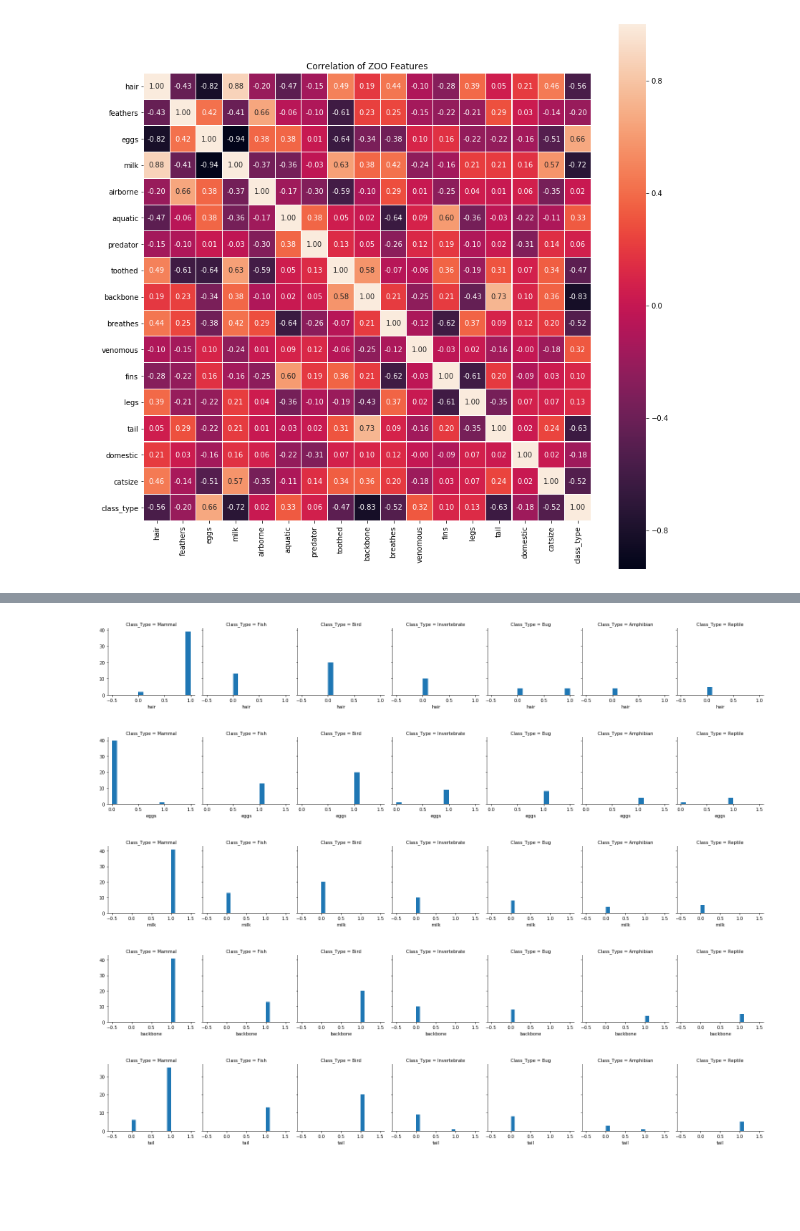
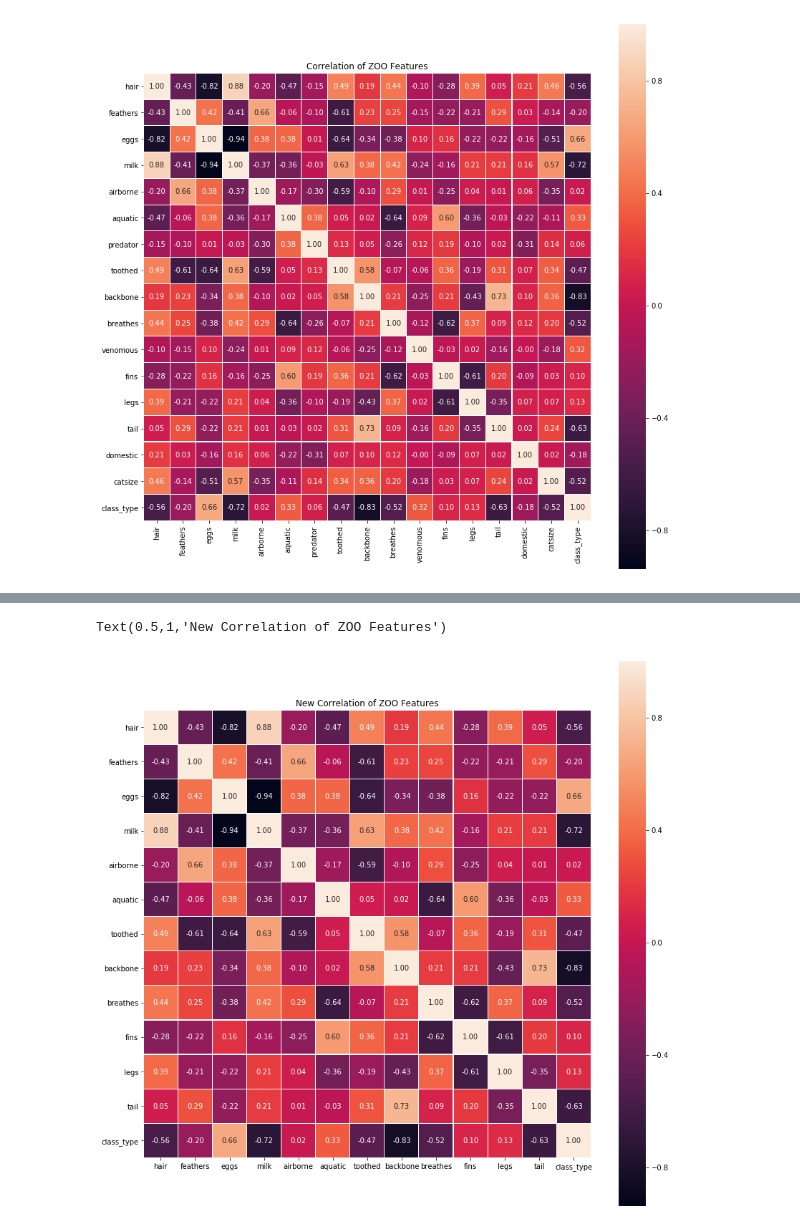
Before and after one commit to waynezhao12/Zoo-Animal-Classification, a Jupyter notebook: Zoo.ipynb, the cells around one changed output, grey strips where cells are left out. Cells and saved outputs as stored; diff of their text form; code cells hidden in the pictures; blank space fills up the shorter version.

```diff
--- a/Zoo.ipynb
+++ b/Zoo.ipynb
@@ -119,5 +88,10 @@ plt.title('Correlation of ZOO Features')
 Text(0.5,1,'Correlation of ZOO Features')
 [figure]
 # %%
-corr[corr != 1][abs(corr) > 0.6].dropna(how='all', axis=1).dropna(how='all', axis=0)
+dropped_corr = corr[corr != 1][abs(corr) > 0.6].dropna(how='all', axis=1).dropna(how='all', axis=0)
+new_zoo = zoo[dropped_corr.index]
+new_corr = new_zoo.corr()
+plt.figure(figsize=(14,14))
+sns.heatmap(new_corr, square=True, annot=True, fmt='.2f', linewidths=0.1, linecolor='white')
+plt.title('New Correlation of ZOO Features')
 # %% [output]
@@ -138,30 +98,2 @@ corr[corr != 1][abs(corr) > 0.6].dropna(how='all', axis=1).dropna(how='all', axi
+Text(0.5,1,'New Correlation of ZOO Features')
+[figure, added]
-# %%
-g = sns.FacetGrid(animal, col="Class_Type")
-g.map(plt.hist, "hair")
-plt.show()
-# %% [output]
-[figure, removed]
-# %%
-g = sns.FacetGrid(animal, col="Class_Type")
-g.map(plt.hist, "eggs")
-plt.show()
-# %% [output]
-[figure, removed]
-# %%
-g = sns.FacetGrid(animal, col="Class_Type")
-g.map(plt.hist, "milk")
-plt.show()
-# %% [output]
-[figure, removed]
-# %%
-g = sns.FacetGrid(animal, col="Class_Type")
-g.map(plt.hist, "backbone")
-plt.show()
-# %% [output]
-[figure, removed]
-# %%
-g = sns.FacetGrid(animal, col="Class_Type")
-g.map(plt.hist, "tail")
-plt.show()
-# %% [output]
-[figure, removed]
```
Also changed, not shown: parts of 25 cells of this notebook, 9 other files.
